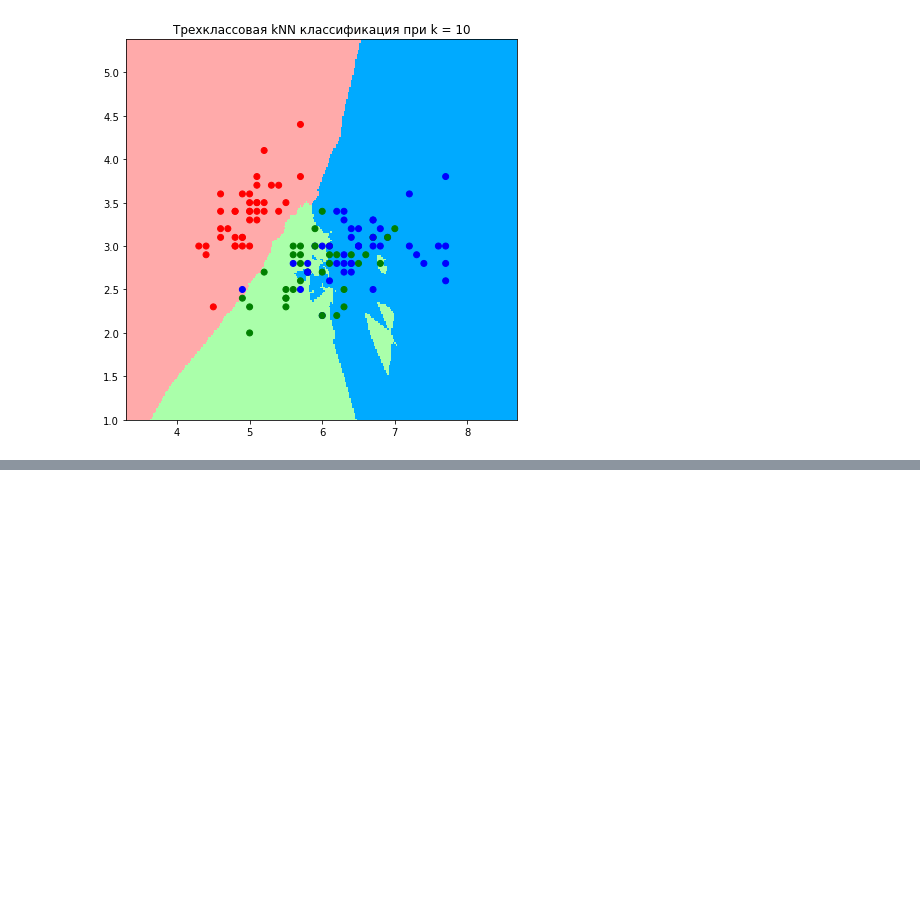
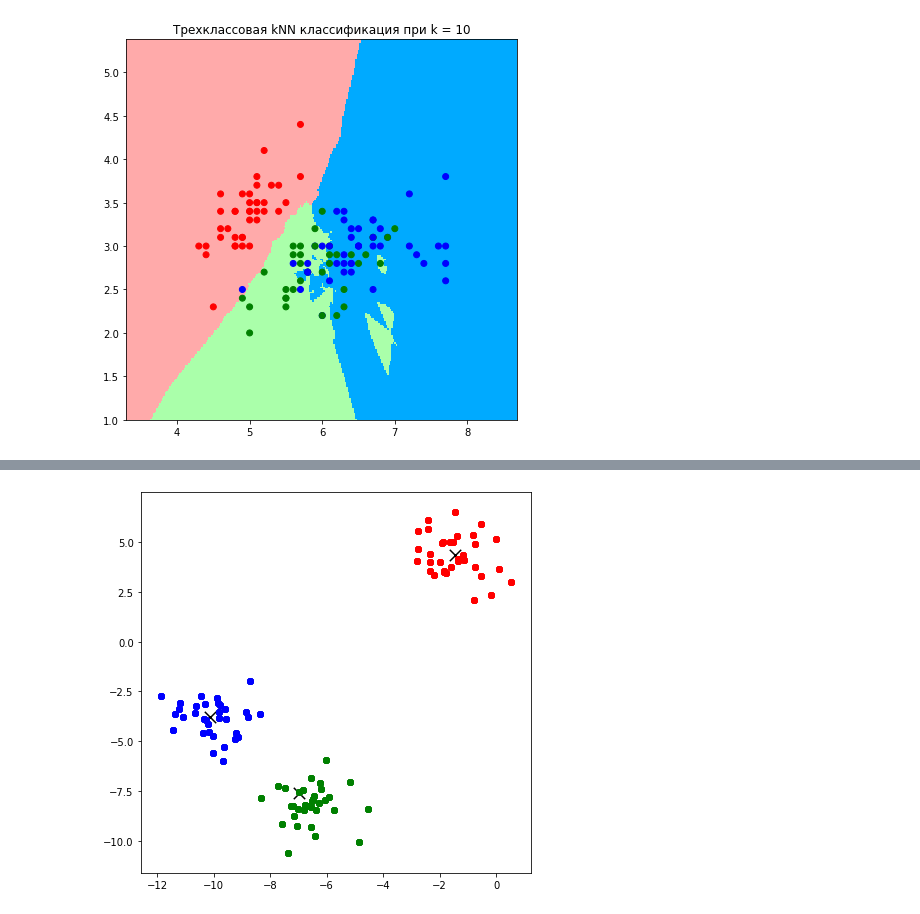
Before and after one commit to NestY73/Algorithms_Data_Analysis, a Jupyter notebook: Lesson7_Practice.ipynb, the cells around one changed output, grey strips where cells are left out. Cells and saved outputs as stored; diff of their text form; code cells hidden in the pictures; blank space fills up the shorter version.

```diff
--- a/Lesson7_Practice.ipynb
+++ b/Lesson7_Practice.ipynb
@@ -117,0 +210,8 @@ get_graph(X_train, y_train, k)
+# %%
+max_iterations = 5
+
+centroids, clusters = kmeans(X, k, max_iterations, min_distance)
+
+visualize(centroids, clusters)
+# %% [output]
+[figure, added]
```
Also changed, not shown: parts of 11 cells of this notebook.
